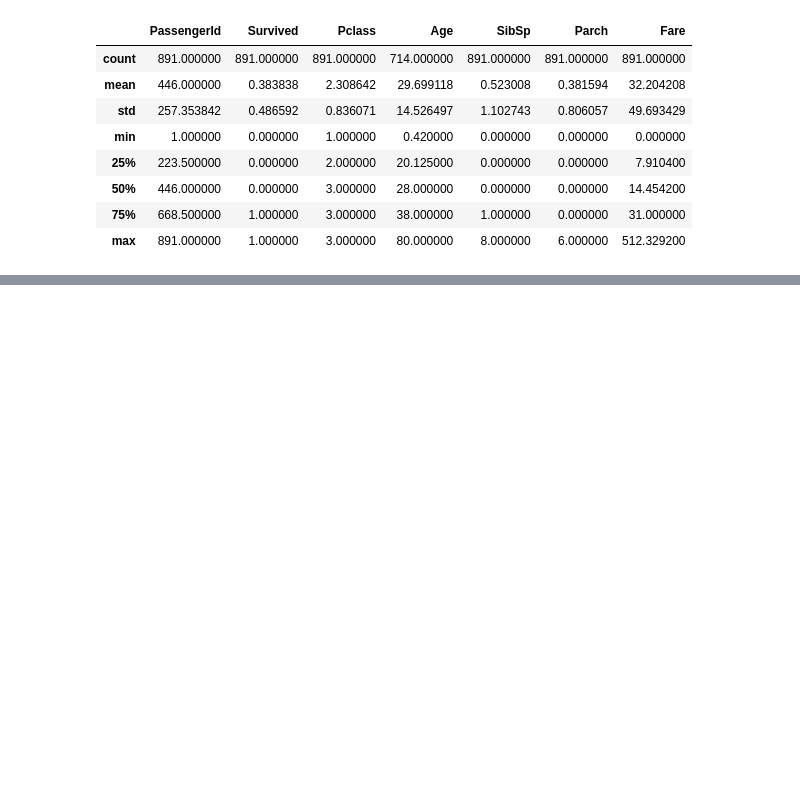
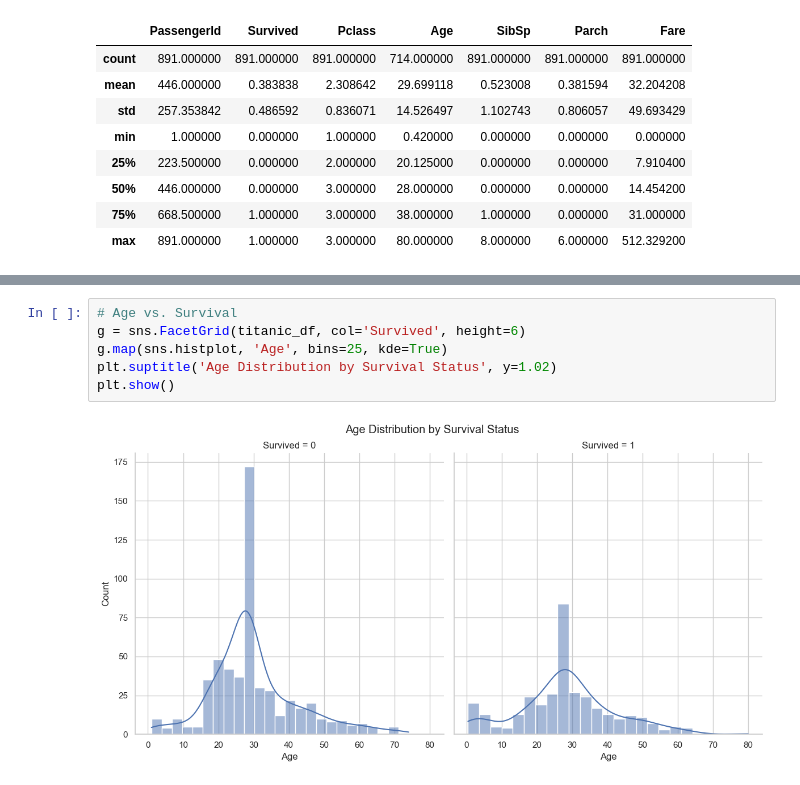
Before and after one commit to tusharkhanna575/Data-Storytelling-Analysing-Survival-on-the-Titanic, a Jupyter notebook: main.ipynb, the cells around one changed output, grey strips where cells are left out. Drawn from its saved outputs; the diff is of its cells as text; blank space fills up the shorter version.

```diff
--- a/main.ipynb
+++ b/main.ipynb
@@ -115,0 +250,8 @@ Descriptive Statistics:
+# %%
+# Age vs. Survival
+g = sns.FacetGrid(titanic_df, col='Survived', height=6)
+g.map(sns.histplot, 'Age', bins=25, kde=True)
+plt.suptitle('Age Distribution by Survival Status', y=1.02)
+plt.show()
+# %% [output]
+[figure, added]
```
Also changed, not shown: parts of 30 cells of this notebook.
